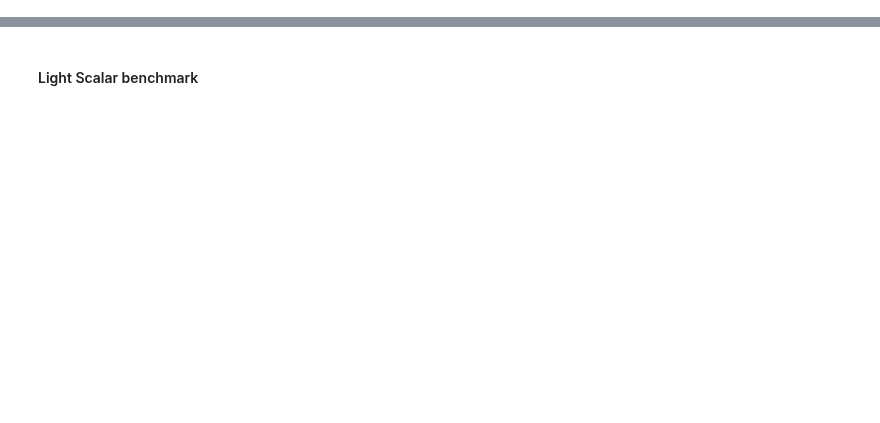
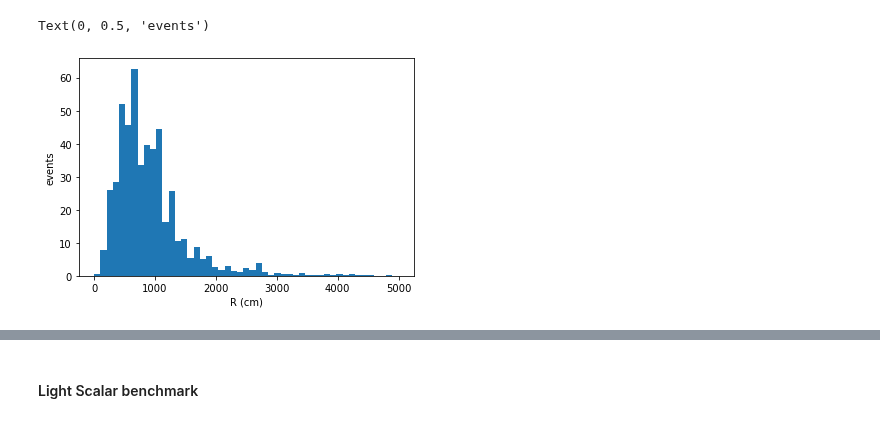
Before and after one commit to mhostert/DarkNews-generator, a Jupyter notebook: examples/test_generator.ipynb, the cells around one changed output, grey strips where cells are left out. Drawn from its saved outputs; the diff is of its cells as text; code cells hidden in the pictures; blank space fills up the shorter version.

```diff
--- a/examples/test_generator.ipynb
+++ b/examples/test_generator.ipynb
@@ -18,0 +109,37 @@ from pathlib import Path
+# %%
+my_dfs = [df_1, df_2, df_3, df_4, df_5]
+my_dfs_dirt = [df_1_dirt, df_2_dirt, df_3_dirt, df_4_dirt, df_5_dirt]
+my_dfs_muB = [df_1_muB, df_2_muB, df_3_muB, df_4_muB, df_5_muB]
+my_dfs_muB_dirt = [df_1_muB_dirt, df_2_muB_dirt, df_3_muB_dirt, df_4_muB_dirt, df_5_muB_dirt]
+
+##########
+# MiniBooNE -- smear, signal selection and filter decays
+my_dfs_prob = []
+my_dfs_dirt_prob = []
+final_dfs = []
+for df, dfd in zip(my_dfs, my_dfs_dirt):
+    if df.attrs['model'].mu_tr_mu4 > 0:
+        dfp   = an.compute_spectrum(ad.select_MB_decay_expo_prob(df, l_decay_proper_cm=df.attrs['N4_ctau0']), EVENT_TYPE='photon')
+        dfp_d = an.compute_spectrum(ad.select_MB_decay_dirt_no_filt(dfd, l_decay_proper_cm=dfd.attrs['N4_ctau0']), EVENT_TYPE='photon')
+    else:
+        dfp   = an.compute_spectrum(ad.select_MB_decay_expo_prob(df, l_decay_proper_cm = df.attrs['N5_ctau0']), EVENT_TYPE='both')
+        dfp_d = an.compute_spectrum(ad.select_MB_decay_dirt_no_filt(dfd, l_decay_proper_cm = dfd.attrs['N5_ctau0']), EVENT_TYPE='both')
+    my_dfs_prob.append(dfp)
+    my_dfs_dirt_prob.append(dfp_d)
+    final_dfs.append(get_merged_MC_output(dfp,dfp_d))
+
+##########
+# MicroBooNE -- smear, signal selection and filter decays
+my_dfs_muB_prob = []
+my_dfs_muB_dirt_prob = []
+final_dfs_muB = []
+for df, dfd in zip(my_dfs_muB, my_dfs_muB_dirt):
+    if df.attrs['model'].mu_tr_mu4 > 0:
+        dfp   = an.compute_spectrum(ad.select_muB_decay_prob(df, l_decay_proper_cm=df.attrs['N4_ctau0']), EVENT_TYPE='photon', EXP='microboone')
+        dfp_d = an.compute_spectrum(ad.select_muB_decay_dirt(dfd, l_decay_proper_cm=dfd.attrs['N4_ctau0']), EVENT_TYPE='photon', EXP='microboone')
+    else:
+        dfp   = an.compute_spectrum(ad.select_muB_decay_prob(df, l_decay_proper_cm = df.attrs['N5_ctau0']), EVENT_TYPE='both', EXP='microboone')
+        dfp_d = an.compute_spectrum(ad.select_muB_decay_dirt(dfd, l_decay_proper_cm = dfd.attrs['N5_ctau0']), EVENT_TYPE='both', EXP='microboone')
+    my_dfs_muB_prob.append(dfp)
+    my_dfs_muB_dirt_prob.append(dfp_d)
+    final_dfs_muB.append(get_merged_MC_output(dfp,dfp_d))
@@ -18,0 +154,10 @@ from pathlib import Path
+# %%
+df = final_dfs[2]
+_ = plt.hist(np.sqrt(df['pos_decay','1']**2+df['pos_decay','2']**2+df['pos_decay','3']**2), weights=df['reco_w'], bins=np.linspace(0,5000))
+# _ = plt.hist(df['pos_scatt','3'], weights=df['w_event_rate'], bins=100)
+
+plt.xlabel("R (cm)")
+plt.ylabel("events")
+# %% [output]
+Text(0, 0.5, 'events')
+[figure, added]
```
Also changed, not shown: parts of 29 cells of this notebook, 11 other files.
